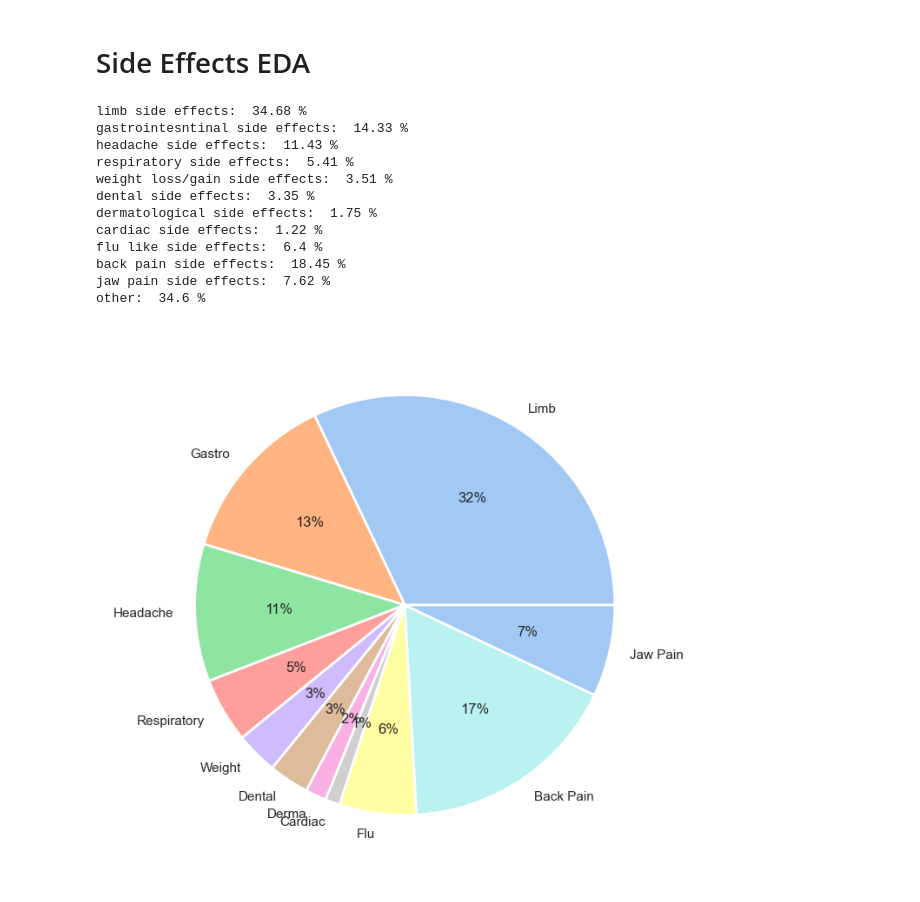
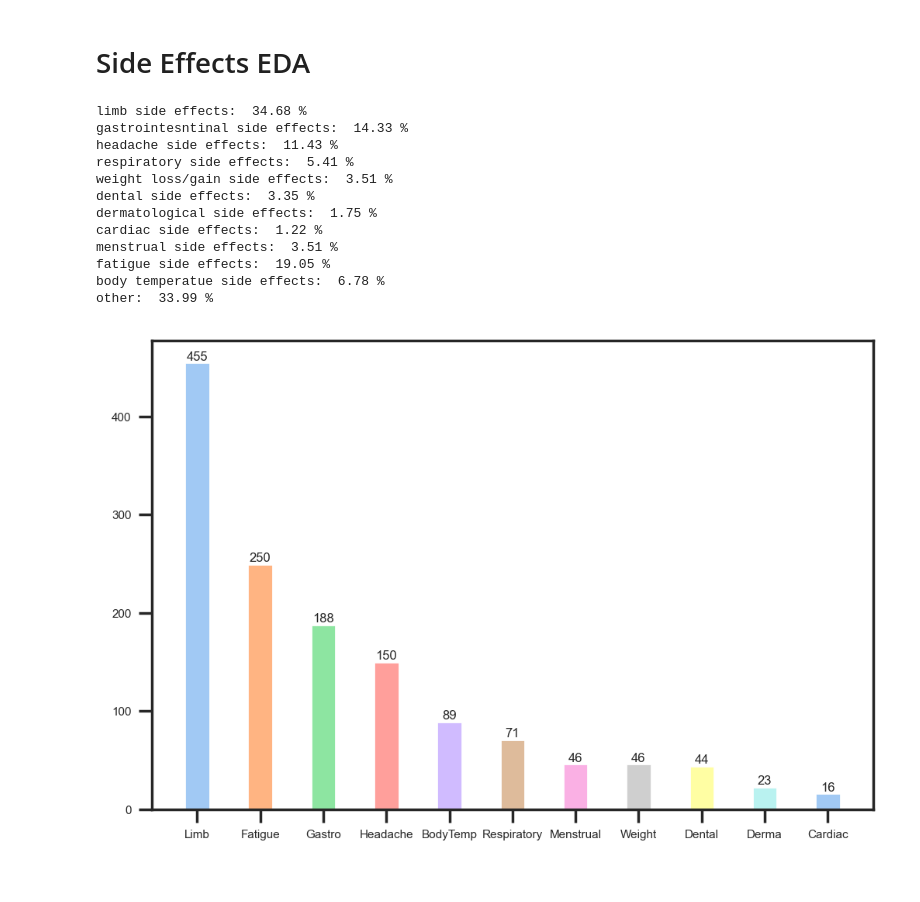
Before and after one commit to woonsupkim/DrugReview, a Jupyter notebook: Woon_after_Classification.ipynb, the cells around one changed output. Drawn from its saved outputs; the diff is of its cells as text; code cells hidden in the pictures.

```diff
--- a/Woon_after_Classification.ipynb
+++ b/Woon_after_Classification.ipynb
@@ -189,7 +204,7 @@ res"""
 # %% [output]
 '#A sample review that contains a) whether the medicine worked b) the type of side effect and c) the delivery method (pill)\n\nsample_review = "This osteoporosis medicine worked, but it gave me a nast ...
 # %%
-sides = ['limb pain', 'gastrointestinal', 'dental', 'cardiac', 'dermatological', 'respiratory' , 'weight gain and loss', 'headache', 'flu', 'back pain', 'jaw pain']
+sides = ['limb pain', 'gastrointestinal', 'dental', 'cardiac', 'dermatological', 'respiratory' , 'weight gain and loss', 'headache', 'menstrual', 'fatigue', 'body temperature']
 # %%
 #setting empty values for the columns
 index = -1
@@ -215,7 +230,7 @@ See the caveats in the documentation: https://pandas.pydata.org/pandas-docs/stab
 # %%
 #df.to_csv('data/updated_df.csv')
 # %%
-df['max'] = df[['limb pain_m', 'gastrointestinal_m', 'dental_m', 'cardiac_m', 'dermatological_m', 'respiratory_m', 'weight gain and loss_m', 'headache_m', 'flu_m', 'back pain_m', 'jaw pain_m']].max(axis=1)
+df['max'] = df[['limb pain_m', 'gastrointestinal_m', 'dental_m', 'cardiac_m', 'dermatological_m', 'respiratory_m', 'weight gain and loss_m', 'headache_m', 'menstrual_m', 'fatigue_m', 'body temperature_m']].max(axis=1)
 df.head()
 # %% [output]
 |  | Unnamed: 0 | Age | Condition | Date | Drug | DrugId | EaseofUse | Effectiveness | Reviews | ... |
@@ -486,12 +413,12 @@ for i in range(len(df_side_effects)):
         side_tf.append('weight')
     elif df_side_effects['headache'][i] == 1:
         side_tf.append('headache')
-    elif df_side_effects['flu'][i] == 1:
-        side_tf.append('flu')
-    elif df_side_effects['back pain'][i] == 1:
-        side_tf.append('back pain')
-    elif df_side_effects['jaw pain'][i] == 1:
-        side_tf.append('jaw pain')
+    elif df_side_effects['menstrual'][i] == 1:
+        side_tf.append('menstrual')
+    elif df_side_effects['fatigue'][i] == 1:
+        side_tf.append('fatigue')
+    elif df_side_effects['body temperature'][i] == 1:
+        side_tf.append('body temperature')
     elif df_side_effects['other'][i] == 1:
         side_tf.append('other')
 
@@ -557,9 +470,9 @@ df_derma = df_side_effects[df_side_effects['dermatological'] == 1]
 df_resp = df_side_effects[df_side_effects['respiratory'] == 1]
 df_weight = df_side_effects[df_side_effects['weight'] == 1]
 df_headache = df_side_effects[df_side_effects['headache'] == 1]
-df_flu = df_side_effects[df_side_effects['flu'] == 1]
-df_back = df_side_effects[df_side_effects['back pain'] == 1]
-df_jaw = df_side_effects[df_side_effects['jaw pain'] == 1]
+df_menstrual = df_side_effects[df_side_effects['menstrual'] == 1]
+df_fatigue = df_side_effects[df_side_effects['fatigue'] == 1]
+df_bodytemp = df_side_effects[df_side_effects['body temperature'] == 1]
 df_other = df_side_effects[df_side_effects['other'] == 1]
 # %%
 total = len(df_side_effects)
@@ -571,9 +484,9 @@ print('weight loss/gain side effects: ', round((len(df_weight)/total)*100,2), '%
 print('dental side effects: ', round((len(df_dental)/total)*100,2), '%')
 print('dermatological side effects: ', round((len(df_derma)/total)*100,2), '%')
 print('cardiac side effects: ', round((len(df_cardiac)/total)*100,2), '%')
-print('flu like side effects: ', round((len(df_flu)/total)*100,2), '%')
-print('back pain side effects: ', round((len(df_back)/total)*100,2), '%')
-print('jaw pain side effects: ', round((len(df_jaw)/total)*100,2), '%')
+print('menstrual side effects: ', round((len(df_menstrual)/total)*100,2), '%')
+print('fatigue side effects: ', round((len(df_fatigue)/total)*100,2), '%')
+print('body temperatue side effects: ', round((len(df_bodytemp)/total)*100,2), '%')
 print('other: ', round((len(df_other)/total)*100,2), '%')
 # %% [output]
 limb side effects:  34.68 %
@@ -584,28 +497,37 @@ weight loss/gain side effects:  3.51 %
 dental side effects:  3.35 %
 dermatological side effects:  1.75 %
 cardiac side effects:  1.22 %
-flu like side effects:  6.4 %
-back pain side effects:  18.45 %
-jaw pain side effects:  7.62 %
-other:  34.6 %
+menstrual side effects:  3.51 %
+fatigue side effects:  19.05 %
+body temperatue side effects:  6.78 %
+other:  33.99 %
 # %%
 sns.set(rc={"figure.dpi":200, 'savefig.dpi':200},
         font_scale=0.5,
         style="white"
         )
 
+sns.set_style('ticks')
+fig, ax = plt.subplots()
+
 #define data
-data = [round((len(df_limb)/total)*100,2), round((len(df_gastro)/total)*100,2), round((len(df_headache)/total)*100,2), round((len(df_resp)/total)*100,2), round((len(df_weight)/total)*100,2), round((len(df_dental)/total)*100,2), round((len(df_derma)/total)*100,2), round((len(df_cardiac)/total)*100,2), round((len(df_flu)/total)*100,2), round((len(df_back)/total)*100,2), round((len(df_jaw)/total)*100,2)]
-labels = ['Limb', 'Gastro', 'Headache', 'Respiratory', 'Weight', 'Dental', 'Derma', 'Cardiac', 'Flu', 'Back Pain', 'Jaw Pain' ]
+data = [len(df_limb), len(df_fatigue), len(df_gastro), len(df_headache), len(df_bodytemp), len(df_resp), len(df_menstrual), len(df_weight), len(df_dental), len(df_derma), len(df_cardiac)]
+labels = ['Limb', 'Fatigue', 'Gastro', 'Headache', 'BodyTemp', 'Respiratory', 'Menstrual', 'Weight', 'Dental', 'Derma', 'Cardiac']
 
 #define Seaborn color palette to use
 colors = sns.color_palette('pastel')[0:11]
 
 #create pie chart
-plt.pie(data, labels = labels, colors = colors, autopct='%.0f%%')
+plt.bar(labels, data, color = colors,
+        width = 0.4)
+#plt.pie(data, labels = labels, colors = colors, autopct='%.0f%%')
+
+for container in ax.containers:
+    ax.bar_label(container)
+
 plt.show()
 # %% [output]
-[figure, old version]
+[figure, new version]
 # %%
 df_plot = df_limb.groupby(['Age', 'Review']).size().reset_index().pivot(columns='Review', index='Age', values=0)
 df_plot.plot(kind='bar', stacked=True, color=["gray", "skyblue"])
```
Also changed, not shown: parts of 26 cells of this notebook.
